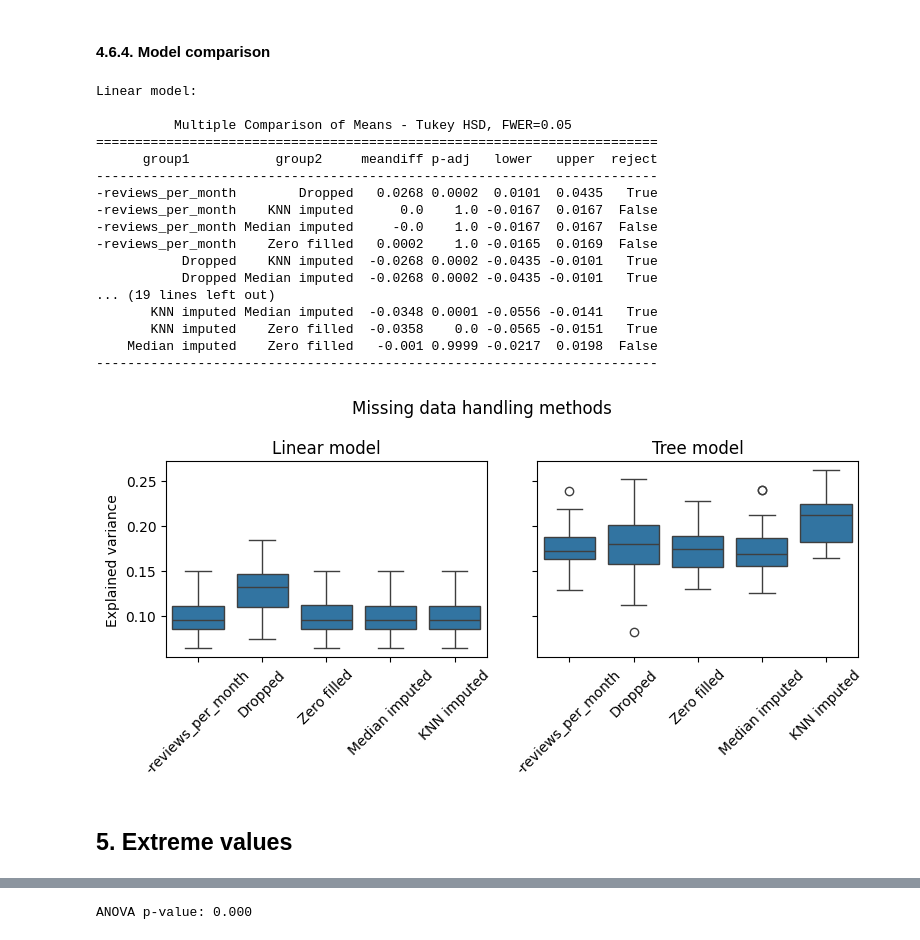
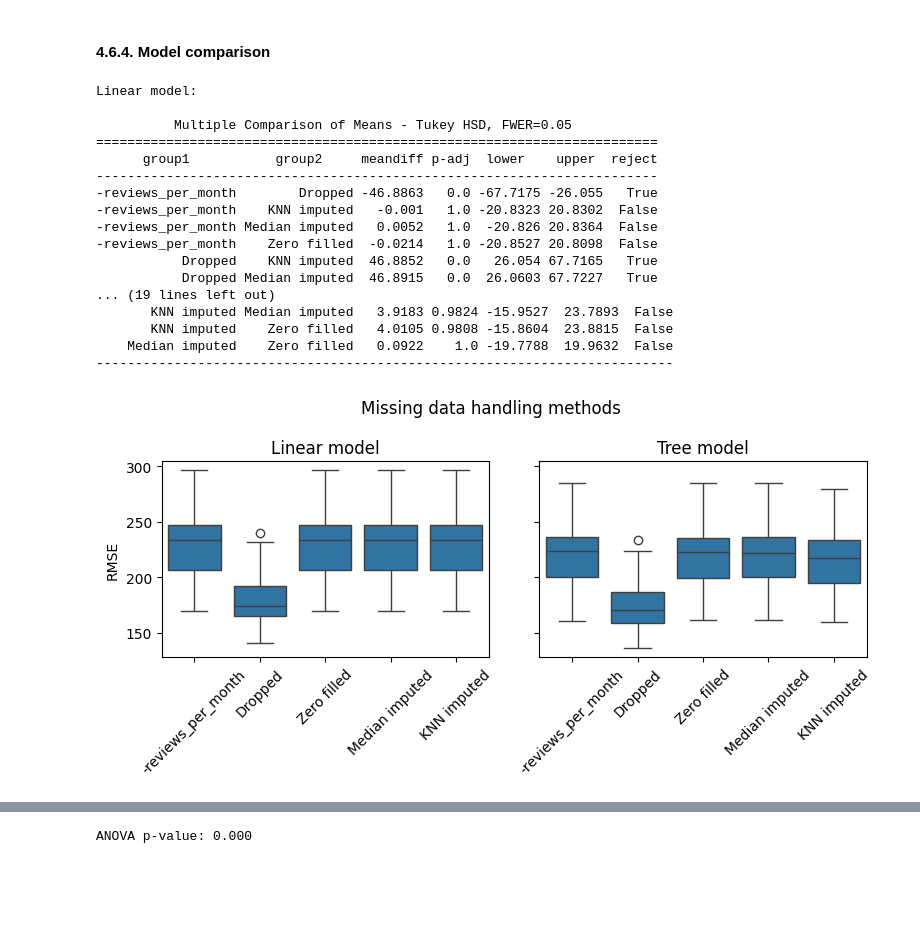
Before and after one commit to gperdrizet/gperdrizet-data-preprocessing-project-tutorial, a Jupyter notebook: solution/gperdrizet-03_data_cleaning.ipynb, the cells around one changed output, grey strips where cells are left out. Saved outputs shown, nothing was run; the diff lists cells and outputs as text; code cells hidden in the pictures; blank space fills up the shorter version.

Commit message:
Added markdown explinations and cleaned up

```diff
--- a/solution/gperdrizet-03_data_cleaning.ipynb
+++ b/solution/gperdrizet-03_data_cleaning.ipynb
@@ -283,7 +320,8 @@ plt.show()
 # %%
 linear_cross_val_results_df, linear_tukey_result=funcs.evaluate_datasets(
     LinearRegression(),
-    nan_cleaned_datasets
+    nan_cleaned_datasets,
+    scoring='neg_root_mean_squared_error'
 )
 # %% [output]
 ANOVA p-value: 0.000
@@ -292,7 +330,8 @@ ANOVA p-value: 0.000
 # %%
 tree_cross_val_results_df, tree_tukey_result=funcs.evaluate_datasets(
     HistGradientBoostingRegressor(),
-    nan_cleaned_datasets
+    nan_cleaned_datasets,
+    scoring='neg_root_mean_squared_error'
 )
 # %% [output]
 ANOVA p-value: 0.000
@@ -301,44 +340,42 @@ ANOVA p-value: 0.000
 # %%
 print(f'Linear model:\n\n{linear_tukey_result}\n')
 print(f'Tree model:\n\n{tree_tukey_result}')
 
 fig, axs=plt.subplots(1,2, figsize=(8,4), sharey=True)
 axs=axs.flatten()
 
 fig.suptitle('Missing data handling methods')
 
 sns.boxplot(linear_cross_val_results_df, x='Feature set', y='Score', ax=axs[0])
 axs[0].set_title('Linear model')
 axs[0].set_xlabel('')
 axs[0].tick_params(axis='x', labelrotation=45)
-axs[0].set_ylabel('Explained variance')
+axs[0].set_ylabel('RMSE')
 
 sns.boxplot(tree_cross_val_results_df, x='Feature set', y='Score', ax=axs[1])
 axs[1].set_title('Tree model')
 axs[1].set_xlabel('')
 axs[1].tick_params(axis='x', labelrotation=45)
-axs[1].set_ylabel('Explained variance')
+axs[1].set_ylabel('RMSE')
 
 fig.tight_layout()
 fig.show()
 # %% [output]
 Linear model:
 
           Multiple Comparison of Means - Tukey HSD, FWER=0.05
 ========================================================================
-      group1           group2     meandiff p-adj   lower   upper  reject
+      group1           group2     meandiff p-adj  lower    upper  reject
 ------------------------------------------------------------------------
--reviews_per_month        Dropped   0.0268 0.0002  0.0101  0.0435   True
--reviews_per_month    KNN imputed      0.0    1.0 -0.0167  0.0167  False
--reviews_per_month Median imputed     -0.0    1.0 -0.0167  0.0167  False
--reviews_per_month    Zero filled   0.0002    1.0 -0.0165  0.0169  False
-           Dropped    KNN imputed  -0.0268 0.0002 -0.0435 -0.0101   True
-           Dropped Median imputed  -0.0268 0.0002 -0.0435 -0.0101   True
+-reviews_per_month        Dropped -46.8863   0.0 -67.7175 -26.055   True
+-reviews_per_month    KNN imputed   -0.001   1.0 -20.8323 20.8302  False
+-reviews_per_month Median imputed   0.0052   1.0  -20.826 20.8364  False
+-reviews_per_month    Zero filled  -0.0214   1.0 -20.8527 20.8098  False
+           Dropped    KNN imputed  46.8852   0.0   26.054 67.7165   True
+           Dropped Median imputed  46.8915   0.0  26.0603 67.7227   True
 ... (19 lines left out)
-       KNN imputed Median imputed  -0.0348 0.0001 -0.0556 -0.0141   True
-       KNN imputed    Zero filled  -0.0358    0.0 -0.0565 -0.0151   True
-    Median imputed    Zero filled   -0.001 0.9999 -0.0217  0.0198  False
-------------------------------------------------------------------------
+       KNN imputed Median imputed   3.9183 0.9824 -15.9527  23.7893  False
+       KNN imputed    Zero filled   4.0105 0.9808 -15.8604  23.8815  False
+    Median imputed    Zero filled   0.0922    1.0 -19.7788  19.9632  False
+--------------------------------------------------------------------------
-[figure, old version]
+[figure, new version]
-# %% [markdown]
-## 5. Extreme values
```
Also changed, not shown: parts of 52 cells of this notebook.
